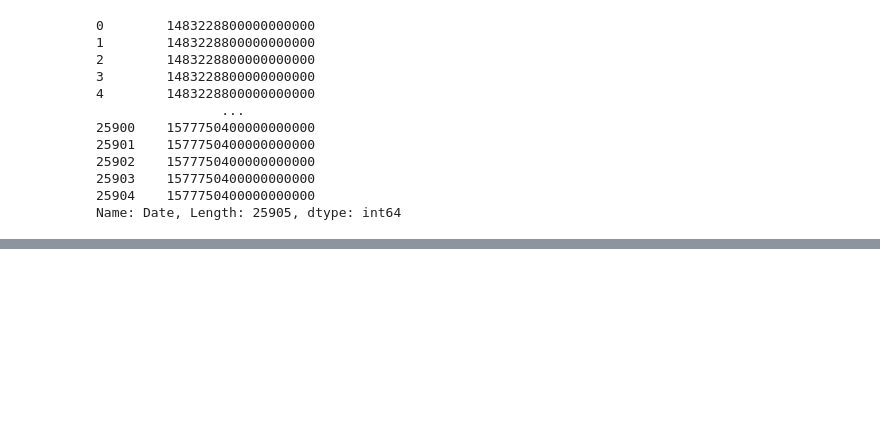
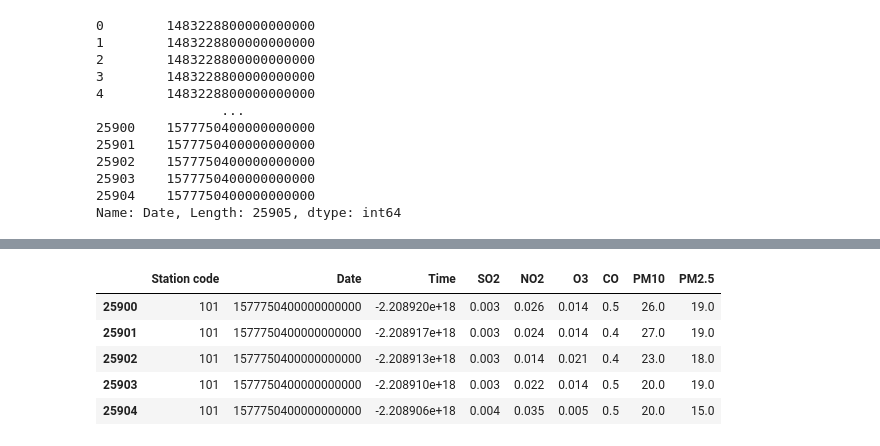
Before and after one commit to HanSaemLee/MachineLearning, a Jupyter notebook: 과제를똑같이만들어봄.ipynb, the cells around one changed output, grey strips where cells are left out. Saved outputs shown, nothing was run; the diff lists cells and outputs as text; code cells hidden in the pictures; blank space fills up the shorter version.

```diff
--- a/과제를똑같이만들어봄.ipynb
+++ b/과제를똑같이만들어봄.ipynb
@@ -289,0 +359,9 @@ Name: Date, Length: 25905, dtype: int64
+# %%
+is_101.tail()
+# %% [output]
+|  | Station code | Date | Time | SO2 | NO2 | O3 | CO | PM10 | PM2.5 |
+| 25900 | 101 | 1577750400000000000 | -2.208920e+18 | 0.003 | 0.026 | 0.014 | 0.5 | 26.0 | 19.0 |
+| 25901 | 101 | 1577750400000000000 | -2.208917e+18 | 0.003 | 0.024 | 0.014 | 0.4 | 27.0 | 19.0 |
+| 25902 | 101 | 1577750400000000000 | -2.208913e+18 | 0.003 | 0.014 | 0.021 | 0.4 | 23.0 | 18.0 |
+| 25903 | 101 | 1577750400000000000 | -2.208910e+18 | 0.003 | 0.022 | 0.014 | 0.5 | 20.0 | 19.0 |
+| 25904 | 101 | 1577750400000000000 | -2.208906e+18 | 0.004 | 0.035 | 0.005 | 0.5 | 20.0 | 15.0 |
```
Also changed, not shown: parts of 10 cells of this notebook, 5 other files.
